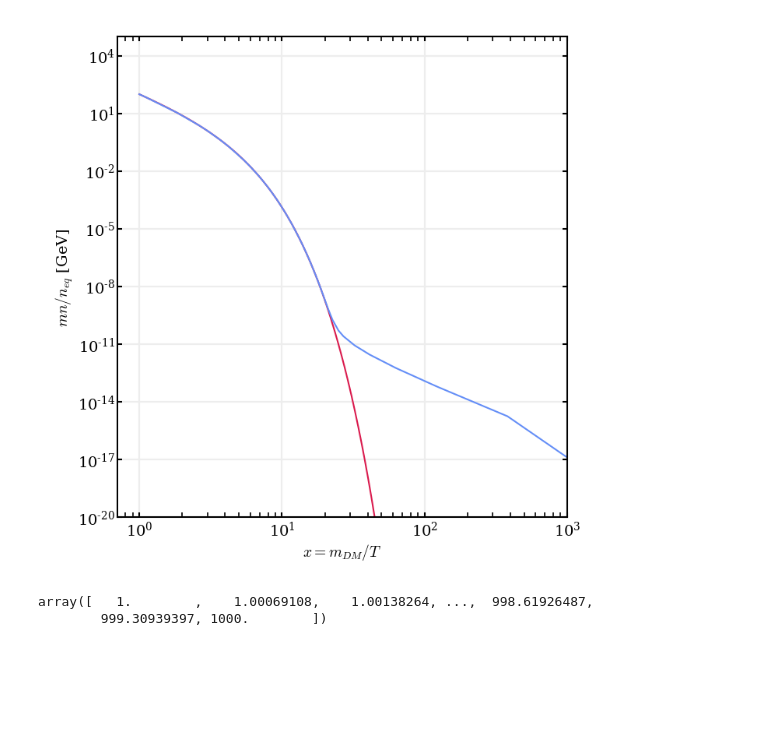
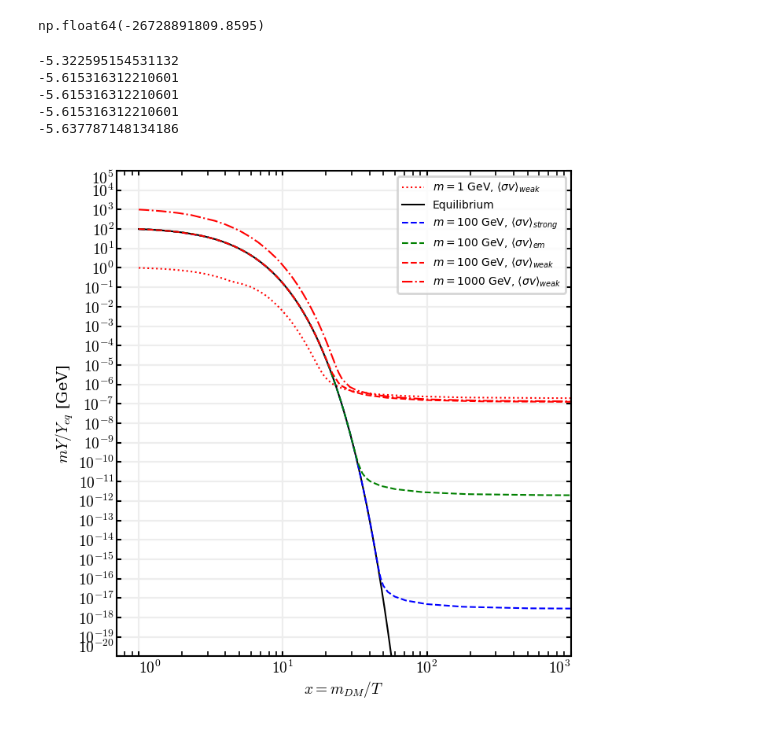
Before and after one commit to bcimring/thermal_relics, a Jupyter notebook: relic_abundance.ipynb, the cells around one changed output. Drawn from its saved outputs; the diff is of its cells as text; code cells hidden in the pictures; blank space fills up the shorter version.

```diff
--- a/relic_abundance.ipynb
+++ b/relic_abundance.ipynb
@@ -38,7 +64,7 @@ def n_eq(x, m_DM=100, g_x=2):
     #return g_x * ((m_DM**2/(2*np.pi*x))**(3/2)) * np.exp(-x)
 
 def s(x, m_DM):
-    return (2 * (np.pi**2) / 45) * g_star(m_DM/ x) * ((m_DM/x)**3)  # Entropy density
+    return (2 * (np.pi**2) / 45) * np.interp(m_DM/x, T_values, g_values) * ((m_DM/x)**3)  # Entropy density
 
 # Boltzmann equation
 def boltzmann_eq_W(u, W, sigma_v, m_DM):
@@ -55,7 +81,7 @@ def boltzmann_eq_W(u, W, sigma_v, m_DM):
 
     lam = (2.76e35)*sigma_v*m_DM
 
-    dWdu = np.exp(-u)*lam*np.sqrt(g_star(T)) * (np.exp(2*W_eq_u-W) - np.exp(W))
+    dWdu = np.exp(-u)*lam*np.sqrt(np.interp(T, T_values, g_values)) * (np.exp(2*W_eq_u-W) - np.exp(W))
 
     return dWdu
 
@@ -69,47 +95,61 @@ def solve_boltzmann_W(u, m_DM, sigma_v, W_0):
     t = sol.t
     # Calculate Omega_DM
     rho_c = 3 * H_0**2 / (8 * np.pi * G_eV_2)  # Critical density
-    s_0 = 2891.2  # Current entropy density in cm^-3
-    Omega_DM = m_DM * y[-1] * s_0 / rho_c
+    s_0 = s(m_DM/(2.35*1e-13), m_DM)  # Current entropy density in eV cm^-3
 
-    return t, y, Omega_DM
+    Omega_hh_DM = h * h* m_DM * np.exp(y[-1][-1]) * s_0 / rho_c
+
+    return t, y, Omega_hh_DM
+# %%
+boltzmann_eq_W(0, -5, 2e-26, 100)
+# %% [output]
+np.float64(-26728891809.8595)
 # %%
-styles = [r'figure_formatting/styles/aps.mplstyle']
-from figure_formatting.plotting_utils import *
-
-
 with plt.style.context(styles):
     fig = figure(ratio=1)
     ax = add_subplot(fig, 1, 1, 0, 1, 0, 1, ylabellen=40.3/2)
     set_ylim(ax, 1e-20, 1e5, log=True, eps=0)
     set_xlim(ax, 0.7, 1e3, log=True, eps=0)
     ax.set_xlabel(r'$x = m_{DM} / T$')
-    ax.set_ylabel(r'$mn /n_{eq}$ [GeV]')
+    ax.set_ylabel(r'$mY /Y_{eq}$ [GeV]')
     ax.grid()
 
-    m_DM=100
-    u = np.linspace(0, np.log(1e3), 1000)  # From x=1 to x=100
-    x = np.exp(u)
+    for m_DM, ls in zip([1,100,1000],[':', '--', '-.']):
+        u = np.linspace(0, np.log(1e3), 1000)  # From x=1 to x=1000
+        x = np.exp(u)
 
-    n_eq_0 = n_eq(x[0], m_DM=m_DM)
-    n_eq_p = n_eq(x, m_DM=m_DM)
-    ax.plot(x, m_DM*(n_eq_p/n_eq_0))
+        Y_eq_0 = n_eq(x[0], m_DM=m_DM)/s(x[0], m_DM=m_DM)
+        Y_eq_p = n_eq(x, m_DM=m_DM)/s(x, m_DM=m_DM)
+        if m_DM == 100:
+            ax.plot(x, m_DM*(Y_eq_p/Y_eq_0), c='black', label='Equilibrium')
 
-    for sigma_v in [2e-26]:
-        m_DM = 100
-        n_eq_0 = n_eq(x[0], m_DM)
-        s_0 = s(x[0], m_DM)
-        W_0 = np.log(n_eq_0/s_0)
+        for sigma_v, c, label in zip([2e-15, 2e-21, 2e-26], ['b','g','r'], ['strong', 'em', 'weak']):
+            if m_DM == 100 or c == 'r':
+                n_eq_0 = n_eq(x[0], m_DM)
 
-        u_sol, W, Omega_DM = solve_boltzmann_W(u, m_DM, sigma_v, W_0)
-        x_sol = np.exp(u_sol)
-        s_p = s(x_sol, m_DM)
+                s_0 = s(x[0], m_DM)
+                W_0 = np.log(n_eq_0/s_0)
+                print(W_0)
 
-        ax.plot(x_sol, m_DM*np.exp(np.ravel(W))*s_p/n_eq_0)
+                u_sol, W, Omega_hh_DM = solve_boltzmann_W(u, m_DM, sigma_v, W_0)
+                x_sol = np.exp(u_sol)
+                s_p = s(x_sol, m_DM)
+
+                ax.plot(x_sol, m_DM*np.exp(np.ravel(W))/Y_eq_0, c=c, linestyle=ls, label=r'$m='+str(m_DM)+r'$ GeV, $\langle\sigma v\rangle_{'+label+'}$')
+
+import matplotlib.ticker as ticker
+locmaj = ticker.LogLocator(base=10,numticks=27)
+ax.yaxis.set_minor_locator(locmaj)
+ax.xaxis.set_minor_formatter(ticker.NullFormatter())
+align_ticklabels(ax, axis='y', ticks=np.logspace(-20, 5, 26), ticklabels=[r'$10^{'+str(int(i))+'}$' for i in range(-20, 6)])
+align_ticklabels(ax, axis='x', ticks=np.logspace(0, 3, 4), ticklabels=[r'$10^{'+str(int(i))+'}$' for i in range(0, 4)])
+#align_ticklabels(ax, axis='y', ticks=np.logspace(-20, 5, 26), ticklabels=ax.get_yticklabels())
+ax.legend(fontsize=5)
+fig.savefig('re_steigman2012_fig1.pdf')
 # %% [output]
+-5.322595154531132
+-5.615316312210601
+-5.615316312210601
+-5.615316312210601
+-5.637787148134186
-[figure, old version]
+[figure, new version]
-# %%
-x
-# %% [output]
-array([   1.        ,    1.00069108,    1.00138264, ...,  998.61926487,
-        999.30939397, 1000.        ])
```
Also changed, not shown: parts of 8 cells of this notebook, 4 other files.
